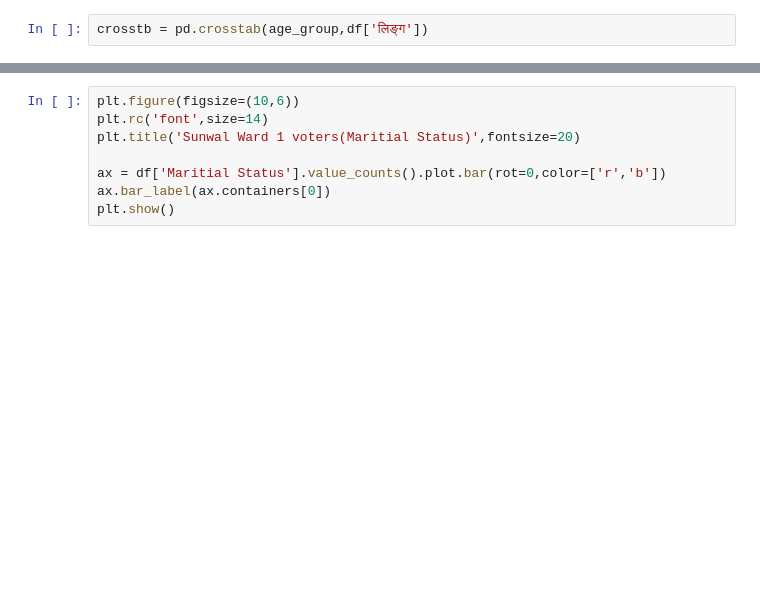
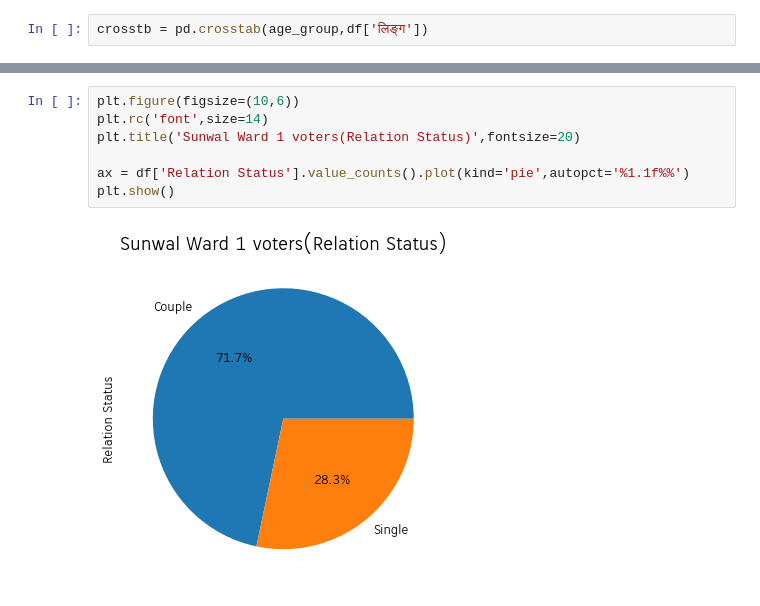
Before and after one commit to 0xmatriksh/electionvoters-analysis, a Jupyter notebook: analysis/Sunwal-1.ipynb, the cells around one changed output, grey strips where cells are left out. Drawn from its saved outputs; the diff is of its cells as text; blank space fills up the shorter version.

```diff
--- a/analysis/Sunwal-1.ipynb
+++ b/analysis/Sunwal-1.ipynb
@@ -32,8 +89,9 @@ df['Maritial Status'] = ['Married' if len(x.replace(" ",""))>2 else 'Unmarried'
 # %%
 plt.figure(figsize=(10,6))
 plt.rc('font',size=14)
-plt.title('Sunwal Ward 1 voters(Maritial Status)',fontsize=20)
+plt.title('Sunwal Ward 1 voters(Relation Status)',fontsize=20)
 
-ax = df['Maritial Status'].value_counts().plot.bar(rot=0,color=['r','b'])
-ax.bar_label(ax.containers[0])
+ax = df['Relation Status'].value_counts().plot(kind='pie',autopct='%1.1f%%')
 plt.show()
+# %% [output]
+[figure, added]
```
Also changed, not shown: parts of 28 cells of this notebook.
